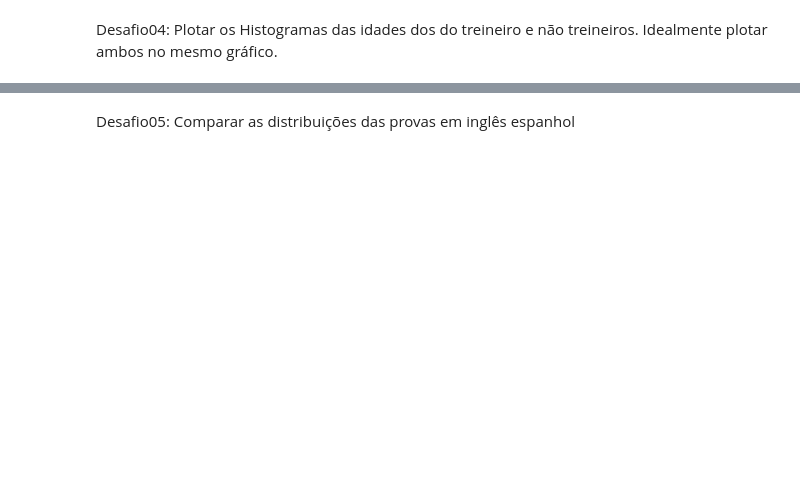
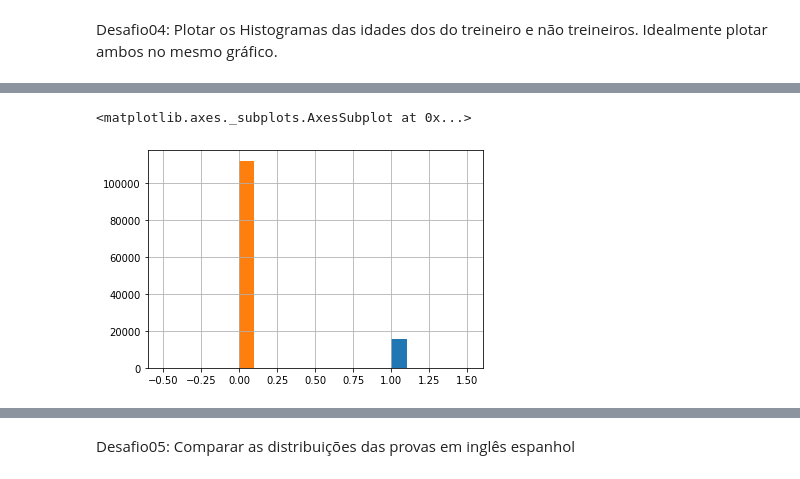
Before and after one commit to gavieira/imersao-dados-2-2020, a Jupyter notebook: Aula01.ipynb, the cells around one changed output, grey strips where cells are left out. Saved outputs shown, nothing was run; the diff lists cells and outputs as text; code cells hidden in the pictures; blank space fills up the shorter version.

```diff
--- a/Aula01.ipynb
+++ b/Aula01.ipynb
@@ -397,0 +426,7 @@ Desafio04: Plotar os Histogramas das idades dos do treineiro e não treineiros.
+# %%
+# Separando os dois casos
+dados.query("IN_TREINEIRO == 1").IN_TREINEIRO.hist()
+dados.query("IN_TREINEIRO == 0").IN_TREINEIRO.hist()
+# %% [output]
+<matplotlib.axes._subplots.AxesSubplot at 0x...>
+[figure, added]
```
Also changed, not shown: parts of 23 cells of this notebook.
